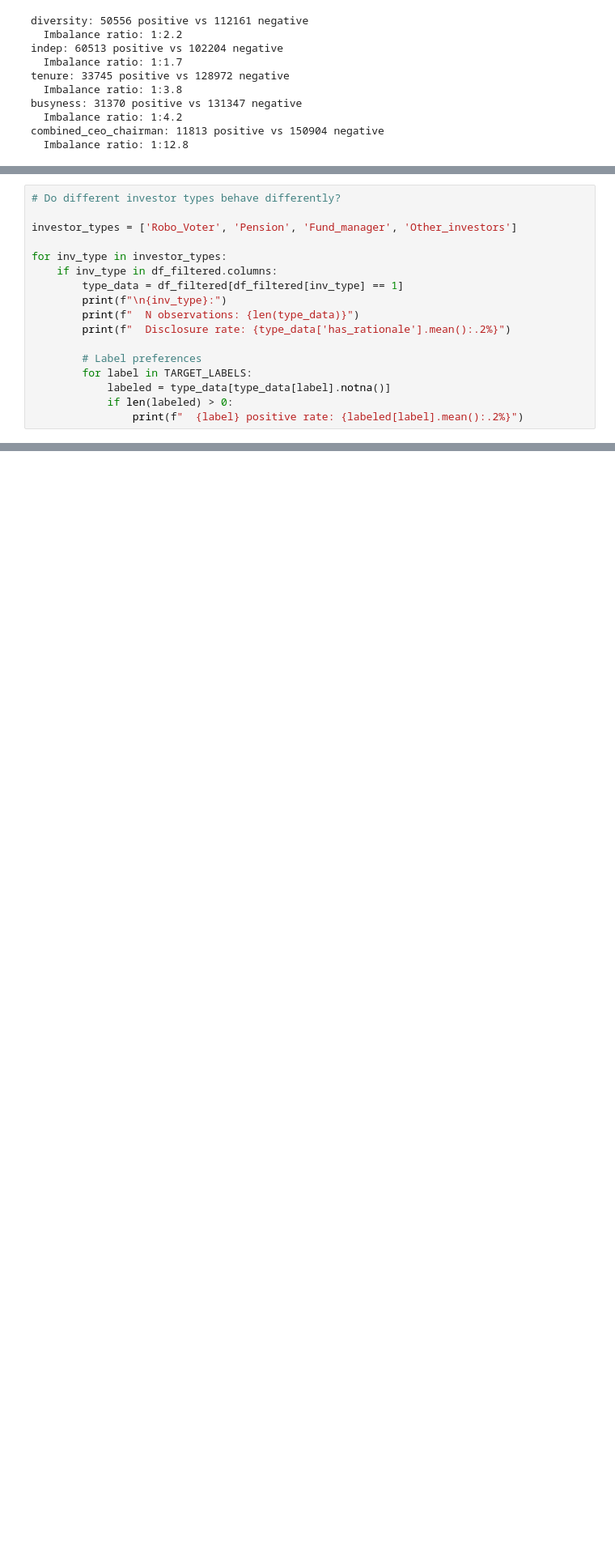
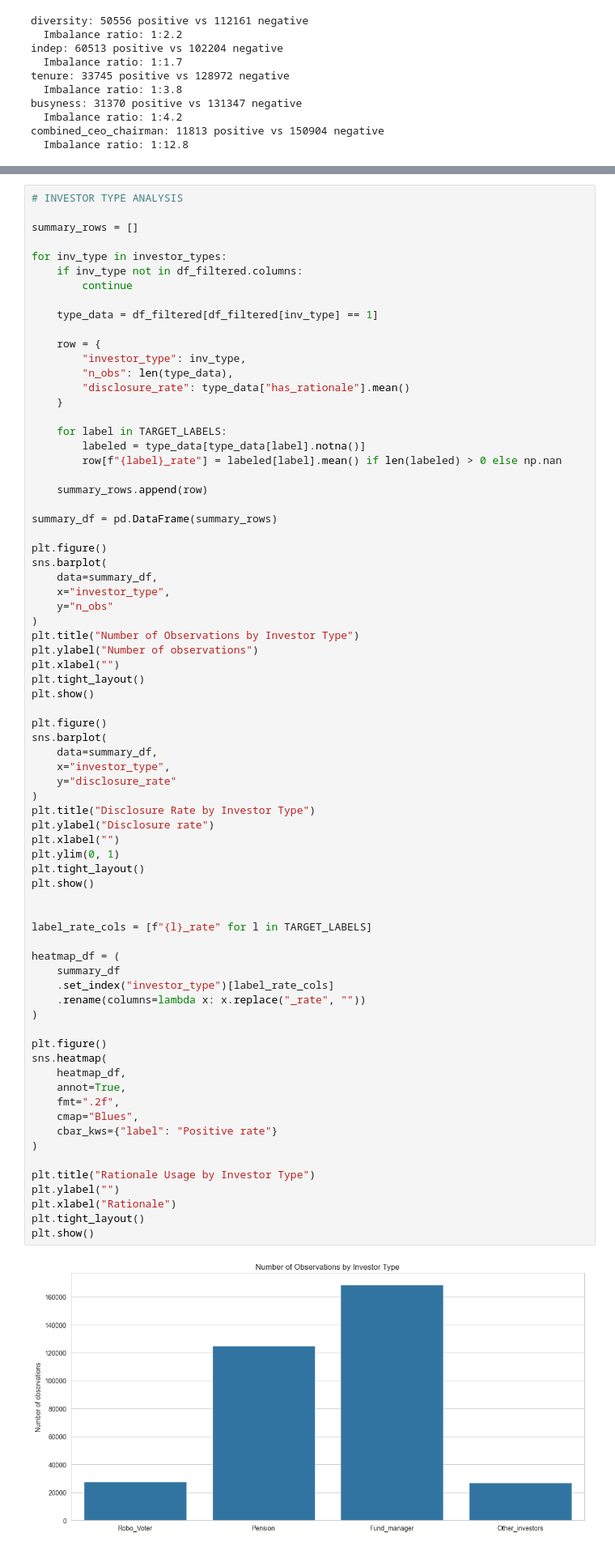
Before and after one commit to jheelee21/imputing-voting-rationales, a Jupyter notebook: notebooks/01_exploration.ipynb, the cells around one changed output, grey strips where cells are left out. Shown at 81% size. Cells and saved outputs as stored; diff of their text form; blank space fills up the shorter version.

Commit message:
data exploration continued

```diff
--- a/notebooks/01_exploration.ipynb
+++ b/notebooks/01_exploration.ipynb
@@ -440,20 +423,3 @@ Observations with 1-3 missing: 23568
 Observations with 4+ missing: 50529
 <Axes: >
 [figure]
-# %%
-# Do different investor types behave differently?
-
-investor_types = ['Robo_Voter', 'Pension', 'Fund_manager', 'Other_investors']
-
-for inv_type in investor_types:
-    if inv_type in df_filtered.columns:
-        type_data = df_filtered[df_filtered[inv_type] == 1]
-        print(f"\n{inv_type}:")
-        print(f"  N observations: {len(type_data)}")
-        print(f"  Disclosure rate: {type_data['has_rationale'].mean():.2%}")
-
-        # Label preferences
-        for label in TARGET_LABELS:
-            labeled = type_data[type_data[label].notna()]
-            if len(labeled) > 0:
-                print(f"  {label} positive rate: {labeled[label].mean():.2%}")
@@ -477,0 +428,75 @@ Pension:
+# %%
+# INVESTOR TYPE ANALYSIS
+
+summary_rows = []
+
+for inv_type in investor_types:
+    if inv_type not in df_filtered.columns:
+        continue
+
+    type_data = df_filtered[df_filtered[inv_type] == 1]
+
+    row = {
+        "investor_type": inv_type,
+        "n_obs": len(type_data),
+        "disclosure_rate": type_data["has_rationale"].mean()
+    }
+
+    for label in TARGET_LABELS:
+        labeled = type_data[type_data[label].notna()]
+        row[f"{label}_rate"] = labeled[label].mean() if len(labeled) > 0 else np.nan
+
+    summary_rows.append(row)
+
+summary_df = pd.DataFrame(summary_rows)
+
+plt.figure()
+sns.barplot(
+    data=summary_df,
+    x="investor_type",
+    y="n_obs"
+)
+plt.title("Number of Observations by Investor Type")
+plt.ylabel("Number of observations")
+plt.xlabel("")
+plt.tight_layout()
+plt.show()
+
+plt.figure()
+sns.barplot(
+    data=summary_df,
+    x="investor_type",
+    y="disclosure_rate"
+)
+plt.title("Disclosure Rate by Investor Type")
+plt.ylabel("Disclosure rate")
+plt.xlabel("")
+plt.ylim(0, 1)
+plt.tight_layout()
+plt.show()
+
+
+label_rate_cols = [f"{l}_rate" for l in TARGET_LABELS]
+
+heatmap_df = (
+    summary_df
+    .set_index("investor_type")[label_rate_cols]
+    .rename(columns=lambda x: x.replace("_rate", ""))
+)
+
+plt.figure()
+sns.heatmap(
+    heatmap_df,
+    annot=True,
+    fmt=".2f",
+    cmap="Blues",
+    cbar_kws={"label": "Positive rate"}
+)
+
+plt.title("Rationale Usage by Investor Type")
+plt.ylabel("")
+plt.xlabel("Rationale")
+plt.tight_layout()
+plt.show()
+# %% [output]
+[figure, added]
```
Also changed, not shown: parts of 9 cells of this notebook, 2 other files.
